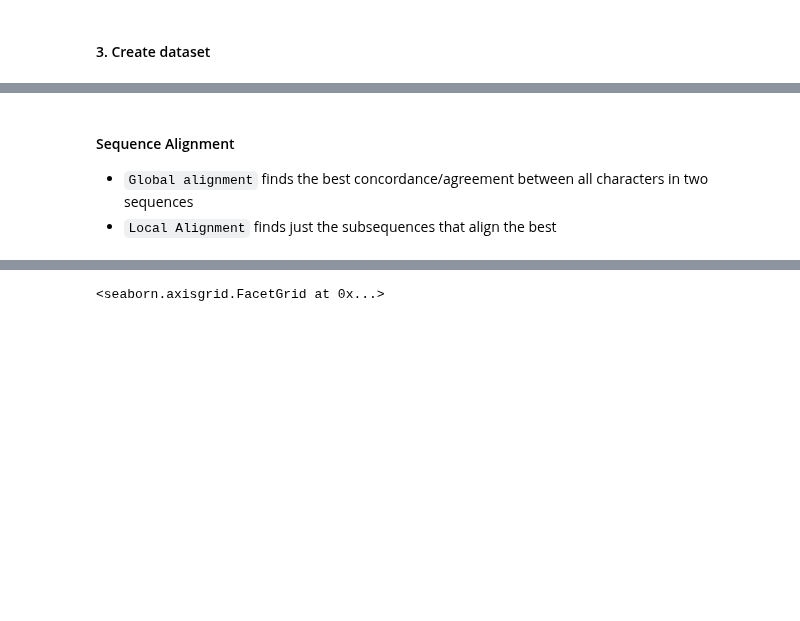
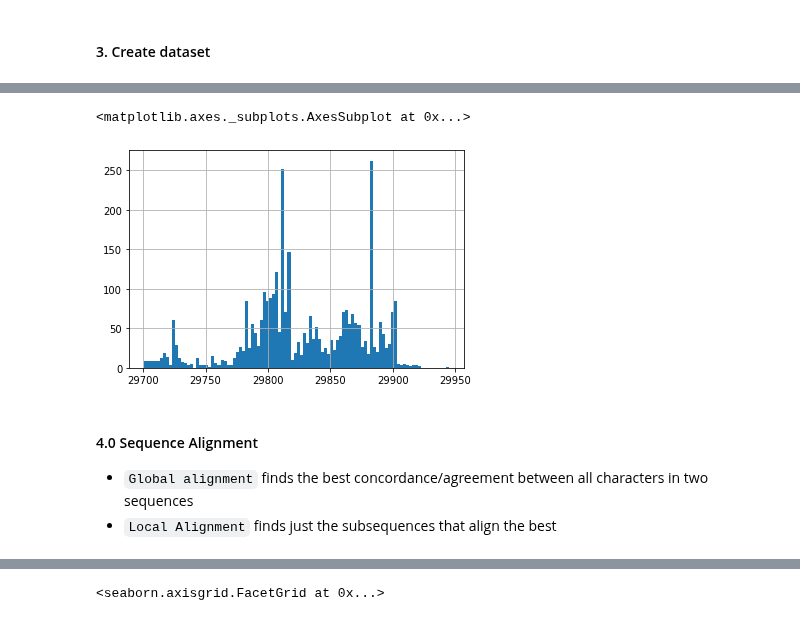
Before and after one commit to lukexyz/DNA-Toolbox, a Jupyter notebook: notebooks/03-COVID19-GlobalAnalysis.ipynb, the cells around one changed output, grey strips where cells are left out. Drawn from its saved outputs; the diff is of its cells as text; code cells hidden in the pictures; blank space fills up the shorter version.

```diff
--- a/notebooks/03-COVID19-GlobalAnalysis.ipynb
+++ b/notebooks/03-COVID19-GlobalAnalysis.ipynb
@@ -115,5 +122,11 @@ Wall time: 30.4 s
+# %%
+# New distribution of similar length genomes
+df.Len.hist(bins=100)
+# %% [output]
+<matplotlib.axes._subplots.AxesSubplot at 0x...>
+[figure, added]
 # %% [markdown]
-#### Sequence Alignment
+#### 4.0 Sequence Alignment
 * `Global alignment` finds the best concordance/agreement between all characters in two sequences
 * `Local Alignment` finds just the subsequences that align the best
 # %%
```
Also changed, not shown: parts of 13 cells of this notebook.
